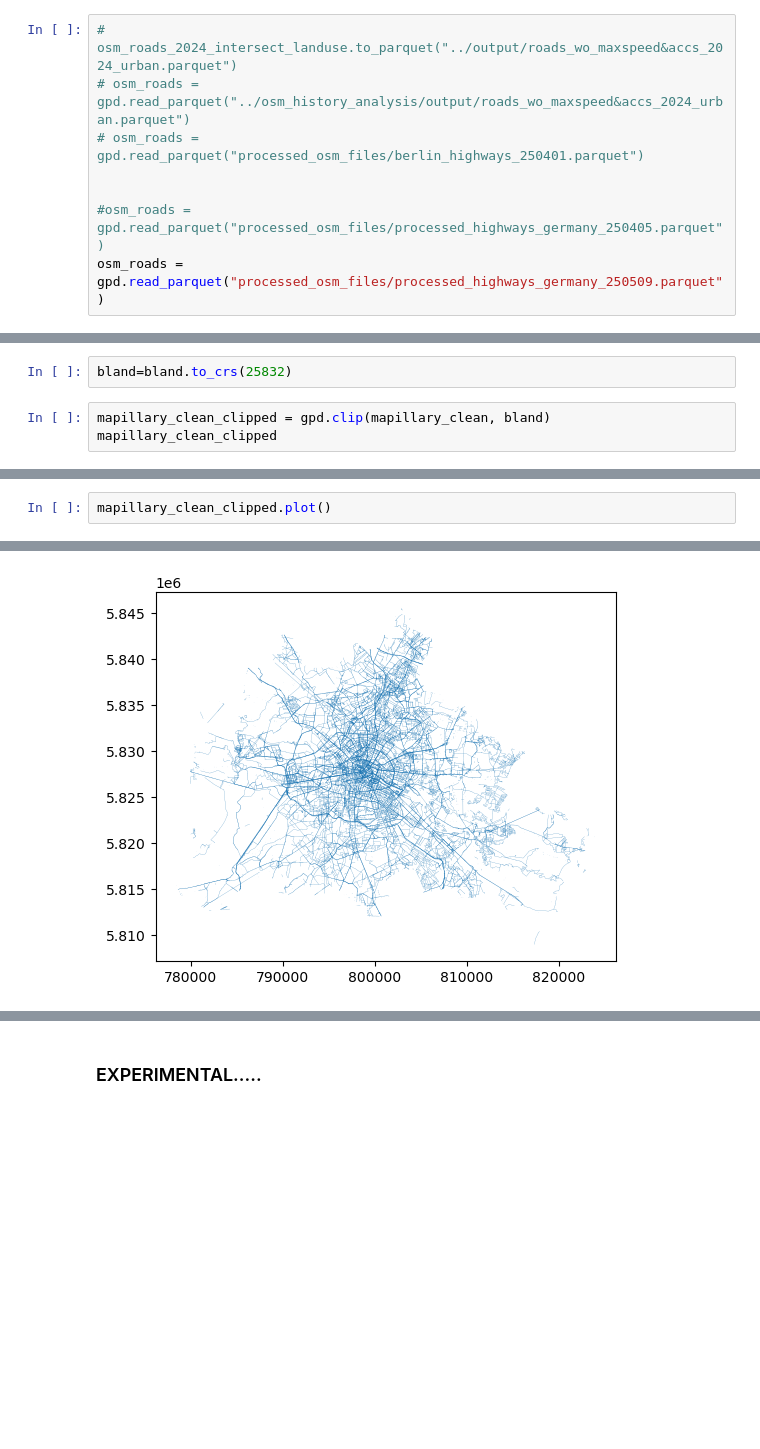
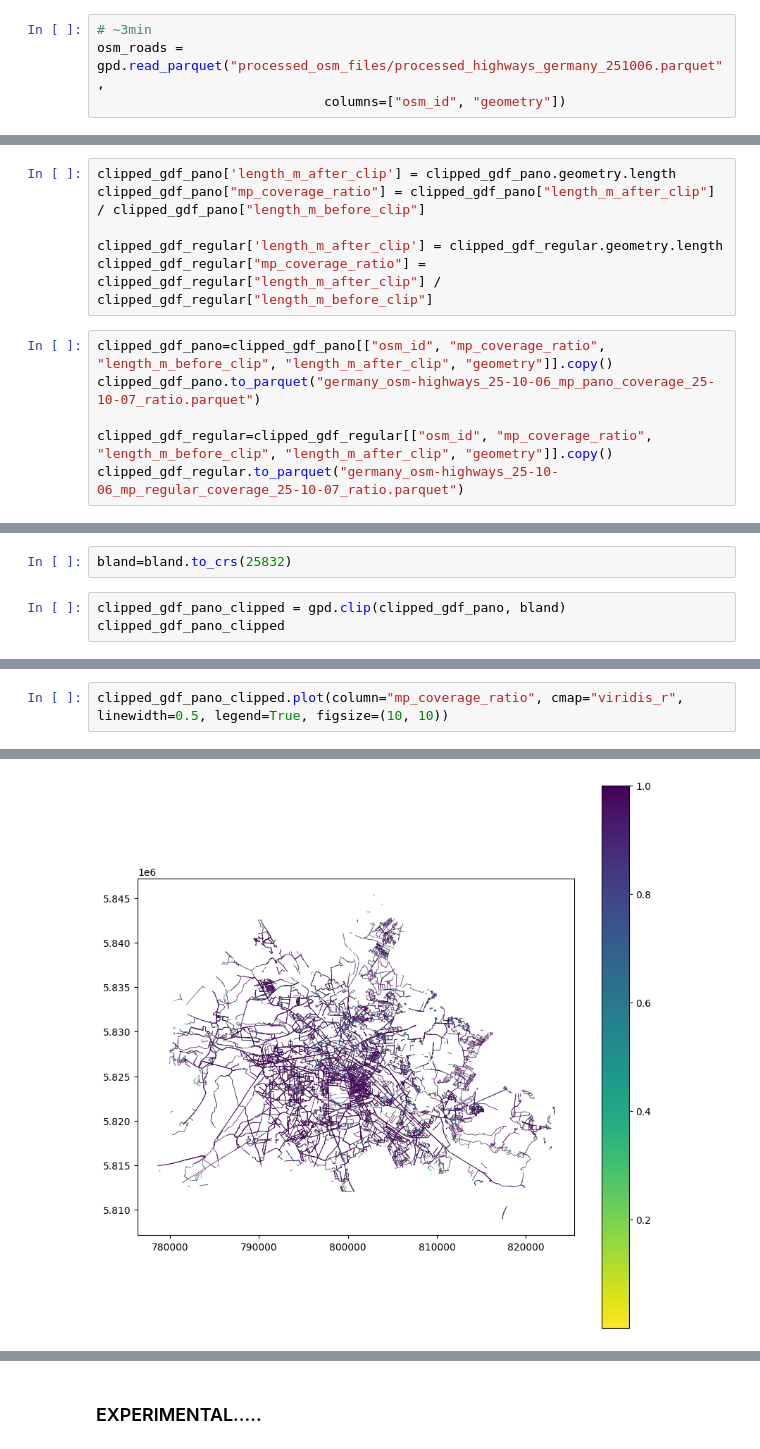
Before and after one commit to vizsim/mapillary_coverage, a Jupyter notebook: 3_merge_mp-cov_with_osm_use_case_germany.ipynb, the cells around one changed output, grey strips where cells are left out. Saved outputs shown, nothing was run; the diff lists cells and outputs as text; blank space fills up the shorter version.

```diff
--- a/3_merge_mp-cov_with_osm_use_case_germany.ipynb
+++ b/3_merge_mp-cov_with_osm_use_case_germany.ipynb
@@ -65,10 +52,6 @@ mapillary_clean
 # %% [markdown]
 ### get the roads of interest
 # %%
-# osm_roads_2024_intersect_landuse.to_parquet("../output/roads_wo_maxspeed&accs_2024_urban.parquet")
-# osm_roads = gpd.read_parquet("../osm_history_analysis/output/roads_wo_maxspeed&accs_2024_urban.parquet")
-# osm_roads = gpd.read_parquet("processed_osm_files/berlin_highways_250401.parquet")
-
-
-#osm_roads = gpd.read_parquet("processed_osm_files/processed_highways_germany_250405.parquet")
-osm_roads = gpd.read_parquet("processed_osm_files/processed_highways_germany_250509.parquet")
+# ~3min
+osm_roads = gpd.read_parquet("processed_osm_files/processed_highways_germany_251006.parquet",
+                             columns=["osm_id", "geometry"])
@@ -96,0 +171,12 @@ osm_roads
+# %%
+clipped_gdf_pano['length_m_after_clip'] = clipped_gdf_pano.geometry.length
+clipped_gdf_pano["mp_coverage_ratio"] = clipped_gdf_pano["length_m_after_clip"] / clipped_gdf_pano["length_m_before_clip"]
+
+clipped_gdf_regular['length_m_after_clip'] = clipped_gdf_regular.geometry.length
+clipped_gdf_regular["mp_coverage_ratio"] = clipped_gdf_regular["length_m_after_clip"] / clipped_gdf_regular["length_m_before_clip"]
+# %%
+clipped_gdf_pano=clipped_gdf_pano[["osm_id", "mp_coverage_ratio", "length_m_before_clip", "length_m_after_clip", "geometry"]].copy()
+clipped_gdf_pano.to_parquet("germany_osm-highways_25-10-06_mp_pano_coverage_25-10-07_ratio.parquet")
+
+clipped_gdf_regular=clipped_gdf_regular[["osm_id", "mp_coverage_ratio", "length_m_before_clip", "length_m_after_clip", "geometry"]].copy()
+clipped_gdf_regular.to_parquet("germany_osm-highways_25-10-06_mp_regular_coverage_25-10-07_ratio.parquet")
@@ -100,6 +226,6 @@ bland=bland[bland["id"].isin(["DE-BE"])]
 # %%
 bland=bland.to_crs(25832)
 # %%
-mapillary_clean_clipped = gpd.clip(mapillary_clean, bland)
-mapillary_clean_clipped
+clipped_gdf_pano_clipped = gpd.clip(clipped_gdf_pano, bland)
+clipped_gdf_pano_clipped
 # %% [output]
@@ -119,6 +245,6 @@ mapillary_clean_clipped
 # %%
-mapillary_clean_clipped.plot()
+clipped_gdf_pano_clipped.plot(column="mp_coverage_ratio", cmap="viridis_r", linewidth=0.5, legend=True, figsize=(10, 10))
 # %% [output]
 <Axes: >
-[figure, old version]
+[figure, new version]
 # %%
```
Also changed, not shown: parts of 20 cells of this notebook, 6 other files.
